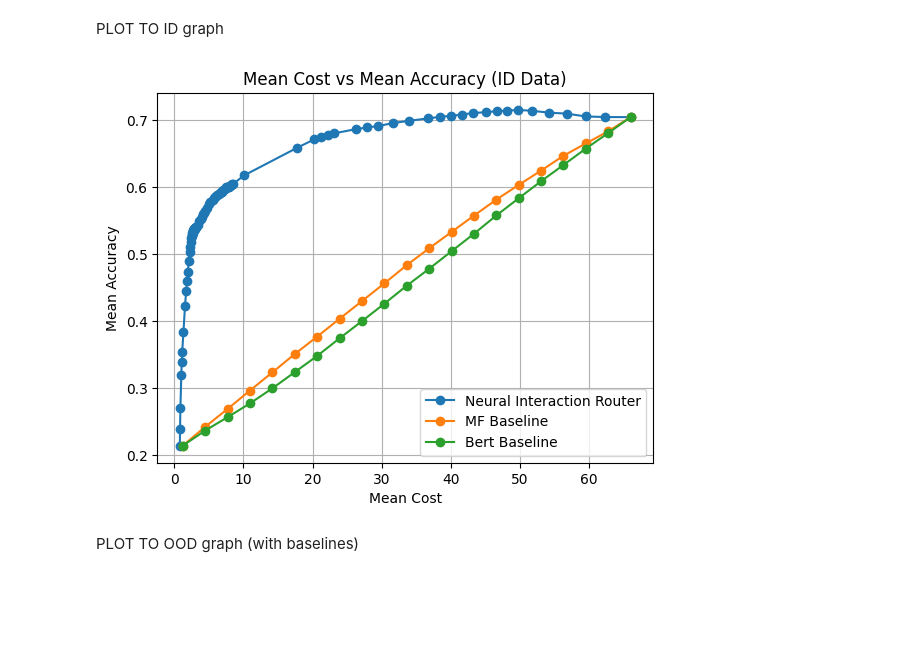
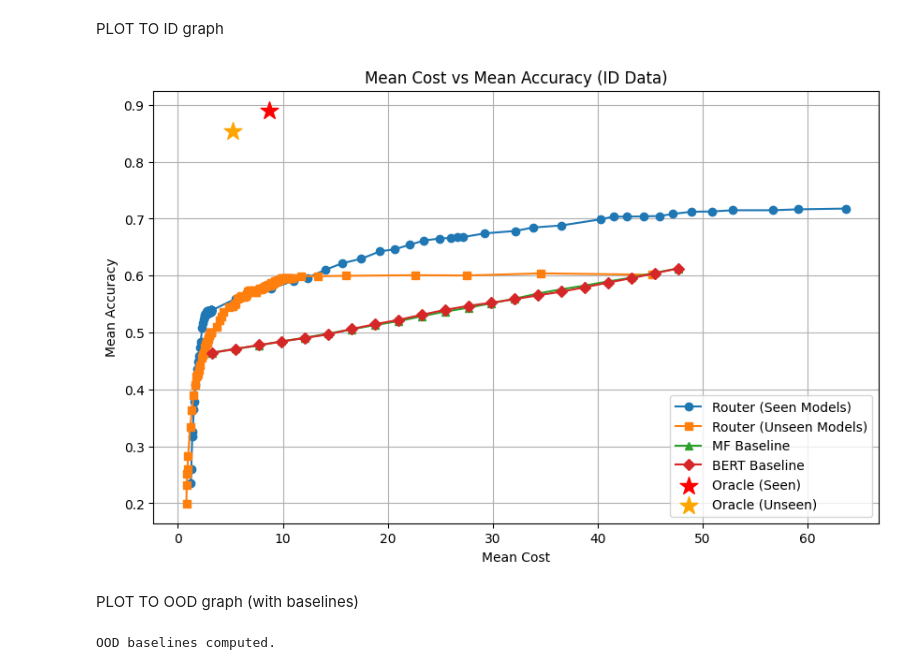
Before and after one commit to Yide-Song2025/AR-LLM, a Jupyter notebook: Eval.ipynb, the cells around one changed output. Cells and saved outputs as stored; diff of their text form; code cells hidden in the pictures; blank space fills up the shorter version.

```diff
--- a/Eval.ipynb
+++ b/Eval.ipynb
@@ -83,12 +79,12 @@ unique_extracted_data
 Read Model csv
 # %%
 # ID数据的路由分数
-seen_model_score_ID_df = pd.read_csv('all_alpha_model_ID_seen.csv')
-unseen_model_score_ID_df = pd.read_csv('all_alpha_model_ID_unseen.csv')
+seen_model_score_ID_df = pd.read_csv('./results/all_alpha_model_ID_seen.csv')
+unseen_model_score_ID_df = pd.read_csv('./results/all_alpha_model_ID_unseen.csv')
 
 # OOD数据的路由分数
-seen_model_score_OOD_df = pd.read_csv('all_alpha_model_OOD_seen.csv')
-unseen_model_score_OOD_df = pd.read_csv('all_alpha_model_OOD_unseen.csv')
+seen_model_score_OOD_df = pd.read_csv('./results/all_alpha_model_OOD_seen.csv')
+unseen_model_score_OOD_df = pd.read_csv('./results/all_alpha_model_OOD_unseen.csv')
 
 print(f"ID seen: {len(seen_model_score_ID_df)}, ID unseen: {len(unseen_model_score_ID_df)}")
 print(f"OOD seen: {len(seen_model_score_OOD_df)}, OOD unseen: {len(unseen_model_score_OOD_df)}")
@@ -334,0 +352,22 @@ Compare to Baseline
+# %%
+# 加载Oracle基准结果
+oracle_df_ID_seen = pd.read_csv('./results/oracle_baseline_ID_seen.csv')
+oracle_df_ID_unseen = pd.read_csv('./results/oracle_baseline_ID_unseen.csv')
+oracle_df_OOD_seen = pd.read_csv('./results/oracle_baseline_OOD_seen.csv')
+oracle_df_OOD_unseen = pd.read_csv('./results/oracle_baseline_OOD_unseen.csv')
+
+# 计算Oracle汇总指标
+oracle_acc_ID_seen = oracle_df_ID_seen['correct'].mean()
+oracle_cost_ID_seen = oracle_df_ID_seen['cost'].mean()
+oracle_acc_ID_unseen = oracle_df_ID_unseen['correct'].mean()
+oracle_cost_ID_unseen = oracle_df_ID_unseen['cost'].mean()
+oracle_acc_OOD_seen = oracle_df_OOD_seen['correct'].mean()
+oracle_cost_OOD_seen = oracle_df_OOD_seen['cost'].mean()
+oracle_acc_OOD_unseen = oracle_df_OOD_unseen['correct'].mean()
+oracle_cost_OOD_unseen = oracle_df_OOD_unseen['cost'].mean()
+
+print("=== Oracle Baseline ===")
+print(f"ID  + Seen:   accuracy={oracle_acc_ID_seen:.4f}, mean_cost={oracle_cost_ID_seen:.4f}")
+print(f"ID  + Unseen: accuracy={oracle_acc_ID_unseen:.4f}, mean_cost={oracle_cost_ID_unseen:.4f}")
+print(f"OOD + Seen:   accuracy={oracle_acc_OOD_seen:.4f}, mean_cost={oracle_cost_OOD_seen:.4f}")
+print(f"OOD + Unseen: accuracy={oracle_acc_OOD_unseen:.4f}, mean_cost={oracle_cost_OOD_unseen:.4f}")
@@ -368,8 +413,8 @@ extracted_data_ID
 | 305871 | Let {N(t), t=[0, \infty]} be a Po... | H | meta-llama/Llama-3.1-70B-Instruct | mmlu_pro | None | 0 | mmlu_pro_q11644 |
 305872 rows × 7 columns
 # %%
-slm = "Qwen/Qwen2.5-0.5B-Instruct"
-llm = "MaziyarPanahi/calme-3.2-instruct-78b"
+slm = "Qwen/Qwen2.5-7B-Instruct"
+llm = "Qwen/Qwen2.5-72B-Instruct"
 # %%
 pct = np.arange(0, 101, 5)
 thresholds = np.percentile(baseline_scores_bert["score"].to_numpy(), pct)
@@ -513,17 +558,19 @@ PLOT TO ID graph
 # %%
 plt.figure(figsize=(10, 6))
 plt.plot(costs_ID_seen, accs_ID_seen, marker='o', label="Router (Seen Models)")
 plt.plot(costs_ID_unseen, accs_ID_unseen, marker='s', label="Router (Unseen Models)")
 plt.plot(mean_cost_MF_baseline, mean_accuracy_MF_baseline, marker='^', label='MF Baseline')
 plt.plot(mean_cost_Bert_baseline, mean_accuracy_Bert_baseline, marker='D', label='BERT Baseline')
+plt.scatter([oracle_cost_ID_seen], [oracle_acc_ID_seen], marker='*', s=200, c='red', zorder=5, label='Oracle (Seen)')
+plt.scatter([oracle_cost_ID_unseen], [oracle_acc_ID_unseen], marker='*', s=200, c='orange', zorder=5, label='Oracle (Unseen)')
 plt.legend()
 plt.xlabel('Mean Cost')
 plt.ylabel('Mean Accuracy')
 plt.title('Mean Cost vs Mean Accuracy (ID Data)')
 plt.grid()
 plt.show()
 # %% [output]
-[figure, old version]
+[figure, new version]
 # %% [markdown]
 PLOT TO OOD graph (with baselines)
 # %%
@@ -586,6 +633,8 @@ for t in MF_thresholds_ood:
     mean_cost_MF_ood.append(cost_vec.mean())
 
 print("OOD baselines computed.")
+# %% [output]
+OOD baselines computed.
 # %%
 plt.figure(figsize=(10, 6))
 plt.plot(costs_OOD_seen, accs_OOD_seen, marker='o', label="Router (Seen Models)")
```
Also changed, not shown: parts of 21 cells of this notebook, 7 other files.
